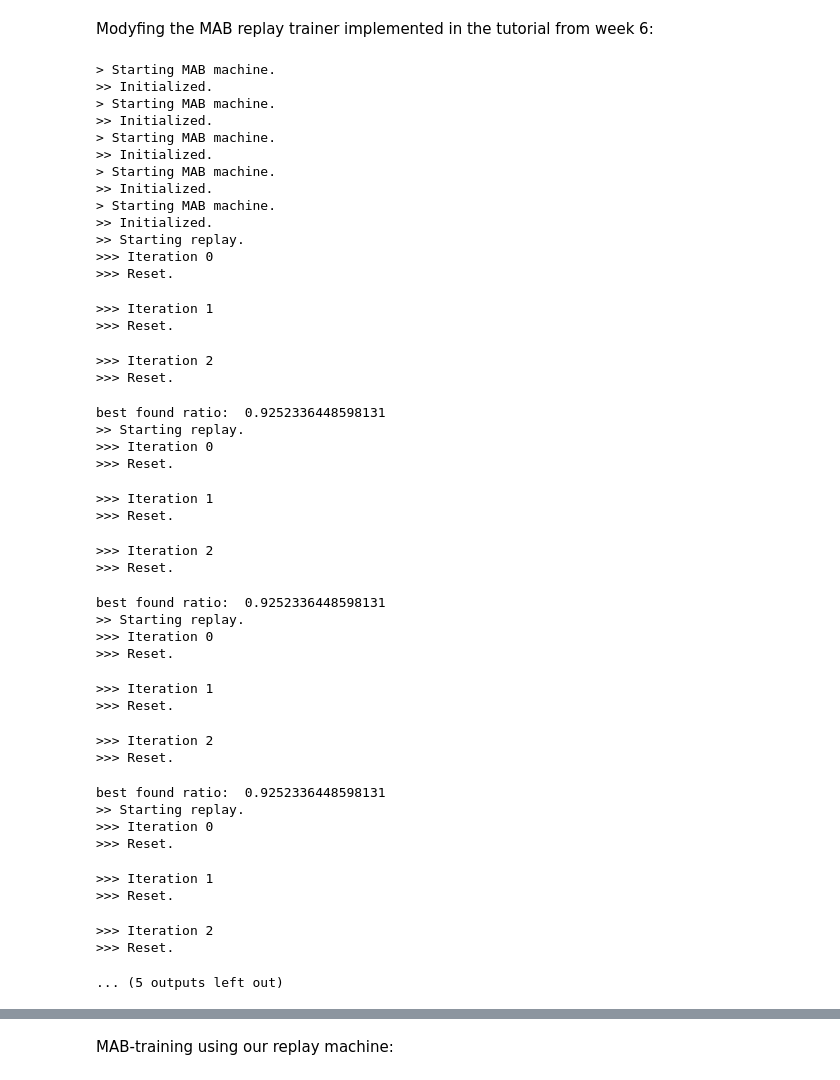
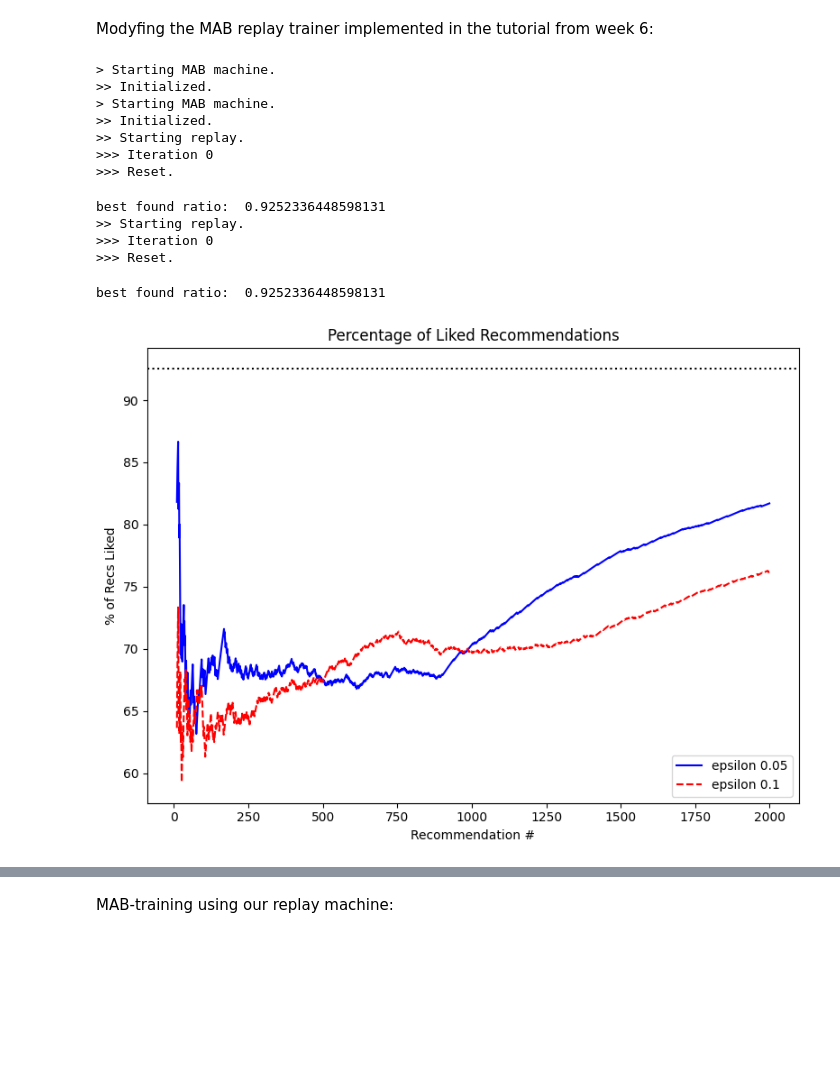
Before and after one commit to Cgolling/LLP_IS4242, a Jupyter notebook: A3_MAB.ipynb, the cells around one changed output, grey strips where cells are left out. Cells and saved outputs as stored; diff of their text form; code cells hidden in the pictures; blank space fills up the shorter version.

```diff
--- a/A3_MAB.ipynb
+++ b/A3_MAB.ipynb
@@ -447,6 +453,7 @@ class Evaluator():
         for E in self.eps_scenarios:
             E.run_experiment()
             E.get_best_items()
+            E.get_top_10()
 
     def show_comparative_plot(self):
         fig, ax = plt.subplots(figsize=(8,6))
@@ -473,70 +480,47 @@ class Evaluator():
         # ax.set_ylim(0.2, 0.6)
         # ax.set_yticks(np.arange(0.2, 0.7, 0.1))
 
         # rescale the y-axis tick labels to show them as a percentage
         ax.set_yticklabels((ax.get_yticks()*100).astype(int))
 
         ax.legend(
                 loc='lower right'
                 )
 
         plt.tight_layout()
         plt.show()
 
 
 TEST_PATH = 'data/test.csv'
 df_test = pd.read_csv(TEST_PATH)
 
-eps_arr = [0.05, 0.1, 0.25, 0.5, 0.75]
-rec_arr = [6000 for _ in eps_arr]
-itr_arr = [3 for _ in eps_arr]
+DEV = True
+if DEV :
+    eps_arr = [0.05, 0.1] #, 0.25, 0.5, 0.75]
+    rec_arr = [2000 for _ in eps_arr]
+    itr_arr = [1 for _ in eps_arr]
+else:
+    eps_arr = [0.05, 0.1, 0.25, 0.5, 0.75]
+    rec_arr = [6000 for _ in eps_arr]
+    itr_arr = [1 for _ in eps_arr]
 
 EVAL = Evaluator(eps_arr, itr_arr, rec_arr, df, df_test)
 EVAL.replay_all()
 EVAL.show_comparative_plot()
 # %% [output]
-> Starting MAB machine.
->> Initialized.
-> Starting MAB machine.
->> Initialized.
-> Starting MAB machine.
->> Initialized.
 > Starting MAB machine.
 >> Initialized.
 > Starting MAB machine.
 >> Initialized.
 >> Starting replay.
 >>> Iteration 0
 >>> Reset.
->>> Iteration 1
+best found ratio:  0.9252336448598131
+>> Starting replay.
+>>> Iteration 0
 >>> Reset.
->>> Iteration 2
->>> Reset.
+best found ratio:  0.9252336448598131
-best found ratio:  0.9252336448598131
->> Starting replay.
->>> Iteration 0
->>> Reset.
->>> Iteration 1
->>> Reset.
->>> Iteration 2
->>> Reset.
-best found ratio:  0.9252336448598131
->> Starting replay.
->>> Iteration 0
->>> Reset.
->>> Iteration 1
->>> Reset.
->>> Iteration 2
->>> Reset.
-best found ratio:  0.9252336448598131
->> Starting replay.
->>> Iteration 0
->>> Reset.
->>> Iteration 1
->>> Reset.
->>> Iteration 2
->>> Reset.
-... (5 outputs left out)
+[figure, added]
 # %%
 EVAL.eps_scenarios[0].log_df_mean.head()
 # %% [output]
```
Also changed, not shown: parts of 8 cells of this notebook.
